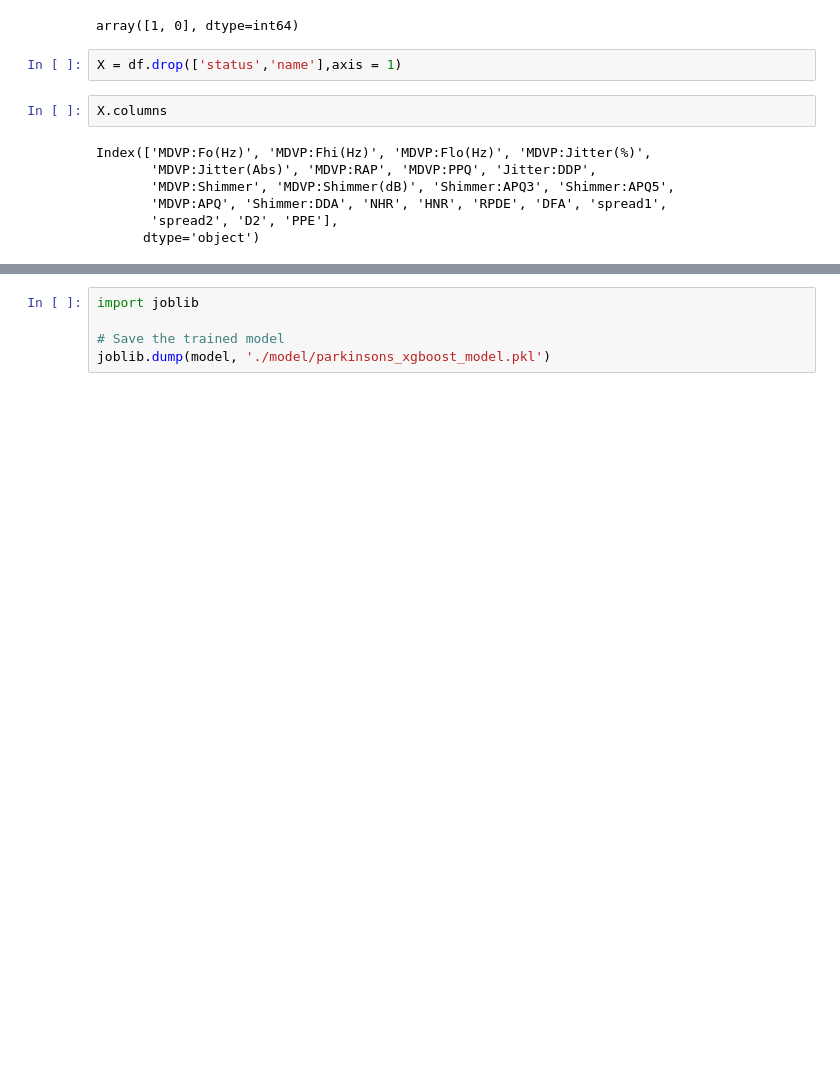
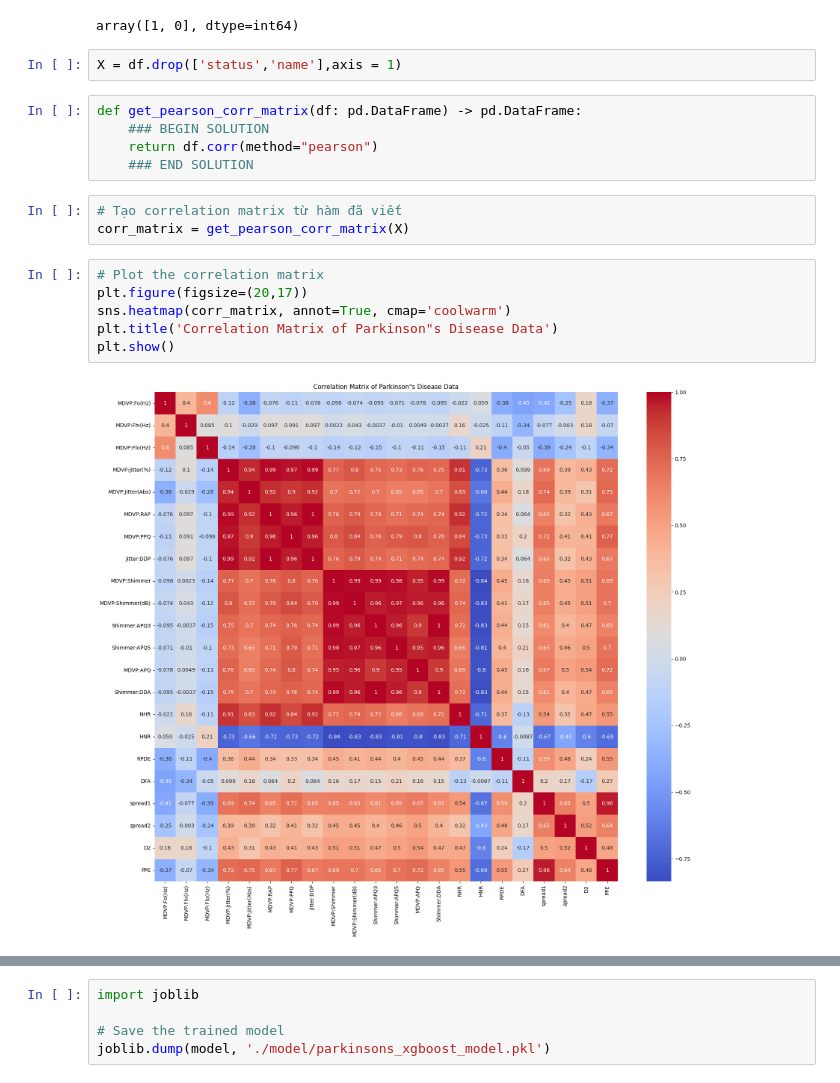
Before and after one commit to nguyenvanminh281005/CS114_ML_DLM, a Jupyter notebook: backend/for_pakinson.ipynb, the cells around one changed output, grey strips where cells are left out. Cells and saved outputs as stored; diff of their text form; blank space fills up the shorter version.

```diff
--- a/backend/for_pakinson.ipynb
+++ b/backend/for_pakinson.ipynb
@@ -28,12 +29,19 @@ y.unique()
 array([1, 0], dtype=int64)
 # %%
 X = df.drop(['status','name'],axis = 1)
-# %%
-X.columns
-# %% [output]
-Index(['MDVP:Fo(Hz)', 'MDVP:Fhi(Hz)', 'MDVP:Flo(Hz)', 'MDVP:Jitter(%)',
-       'MDVP:Jitter(Abs)', 'MDVP:RAP', 'MDVP:PPQ', 'Jitter:DDP',
-       'MDVP:Shimmer', 'MDVP:Shimmer(dB)', 'Shimmer:APQ3', 'Shimmer:APQ5',
-       'MDVP:APQ', 'Shimmer:DDA', 'NHR', 'HNR', 'RPDE', 'DFA', 'spread1',
-       'spread2', 'D2', 'PPE'],
-      dtype='object')
+# %%
+def get_pearson_corr_matrix(df: pd.DataFrame) -> pd.DataFrame:
+    ### BEGIN SOLUTION
+    return df.corr(method="pearson")
+    ### END SOLUTION
+# %%
+# Tạo correlation matrix từ hàm đã viết
+corr_matrix = get_pearson_corr_matrix(X)
+# %%
+# Plot the correlation matrix
+plt.figure(figsize=(20,17))
+sns.heatmap(corr_matrix, annot=True, cmap='coolwarm')
+plt.title('Correlation Matrix of Parkinson"s Disease Data')
+plt.show()
+# %% [output]
+[figure, added]
```
Also changed, not shown: parts of 9 cells of this notebook, 5 other files.
